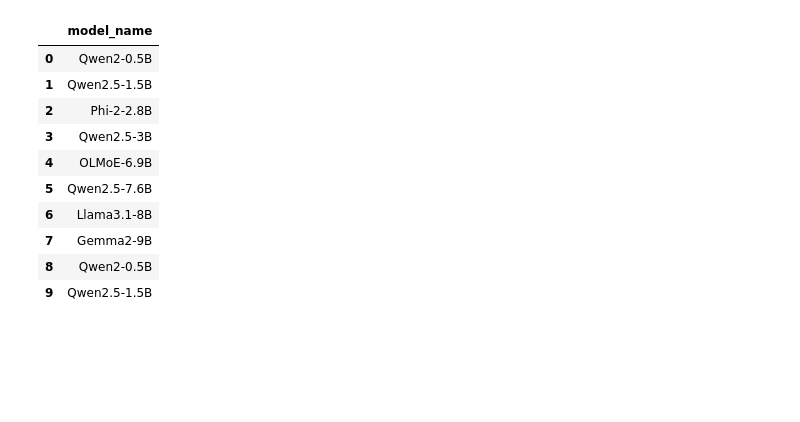
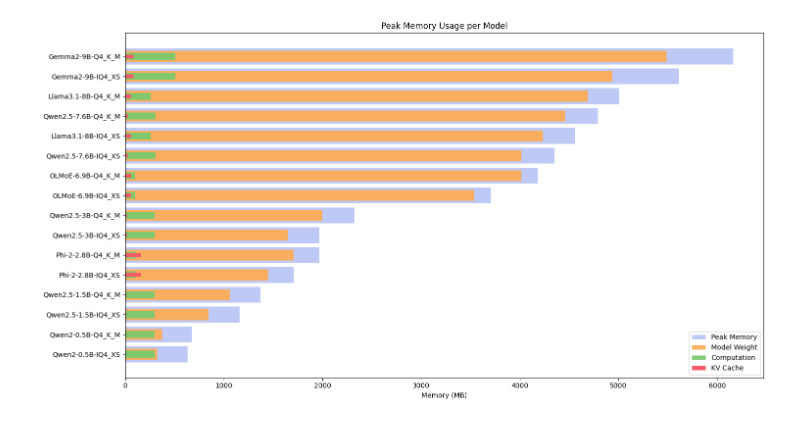
Before and after one commit to ehsaani/LLMs-on-Devices, a Jupyter notebook: experiment_runner/Results/EDA.ipynb, the cells around one changed output. Saved outputs shown, nothing was run; the diff lists cells and outputs as text; code cells hidden in the pictures; blank space fills up the shorter version.

```diff
--- a/experiment_runner/Results/EDA.ipynb
+++ b/experiment_runner/Results/EDA.ipynb
@@ -290 +211,63 @@ plt.show()
+# %%
+df_sorted_mem = df.sort_values('peak_memory', ascending=True)
+
+plt.figure(figsize=(15, 8))
+
+models = df_sorted_mem['model_name']
+y_pos = np.arange(len(models))
+
+# Heights (outer → inner)
+h_peak = 0.8
+h_weight = 0.55
+h_compute = 0.35
+h_kv = 0.2
+
+# Peak Memory (outermost)
+plt.barh(
+    y_pos,
+    df_sorted_mem['peak_memory'],
+    height=h_peak,
+    color="#94A6F1",
+    alpha=0.6,
+    label="Peak Memory"
+)
+
+# Model Weight
+plt.barh(
+    y_pos,
+    df_sorted_mem['model_weight'],
+    height=h_weight,
+    color="#FFAA4F",
+    alpha=0.9,
+    label="Model Weight"
+)
+
+# Compute RAM
+plt.barh(
+    y_pos,
+    df_sorted_mem['compute_RAM'],
+    height=h_compute,
+    color="#7BC96F",
+    alpha=0.95,
+    label="Computation"
+)
+
+# KV Cache
+plt.barh(
+    y_pos,
+    df_sorted_mem['KV_cache'],
+    height=h_kv,
+    color="#F45B69",
+    alpha=1.0,
+    label="KV Cache"
+)
+
+plt.yticks(y_pos, models)
+plt.xlabel("Memory (MB)")
+plt.title("Peak Memory Usage per Model")
+plt.legend()
+plt.tight_layout()
+plt.show()
+# %% [output]
+[figure, added]
 # %%
@@ -299,17 +284,3 @@ df_model_name['model_name'] = (
     .str.replace('--', '-', regex=False)
     .str.strip('_- ')
 )
-# %%
-df_model_name.head(10)
-# %% [output]
-|  | model_name |
-| 0 | Qwen2-0.5B |
-| 1 | Qwen2.5-1.5B |
-| 2 | Phi-2-2.8B |
-| 3 | Qwen2.5-3B |
-| 4 | OLMoE-6.9B |
-| 5 | Qwen2.5-7.6B |
-| 6 | Llama3.1-8B |
-| 7 | Gemma2-9B |
-| 8 | Qwen2-0.5B |
-| 9 | Qwen2.5-1.5B |
```
Also changed, not shown: parts of 13 cells of this notebook.
